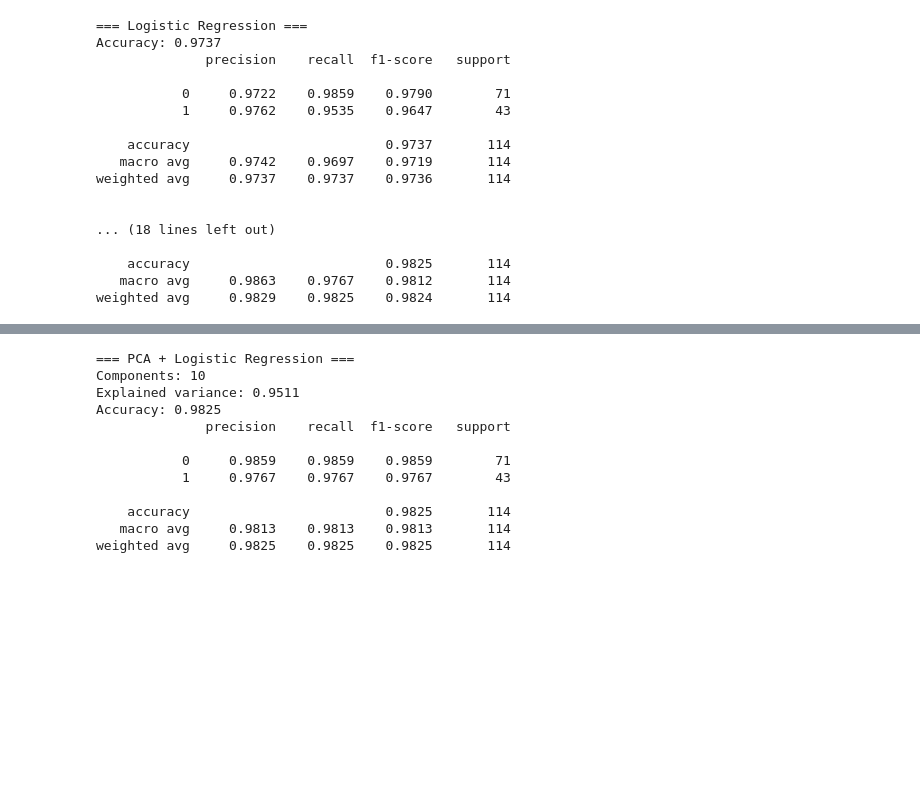
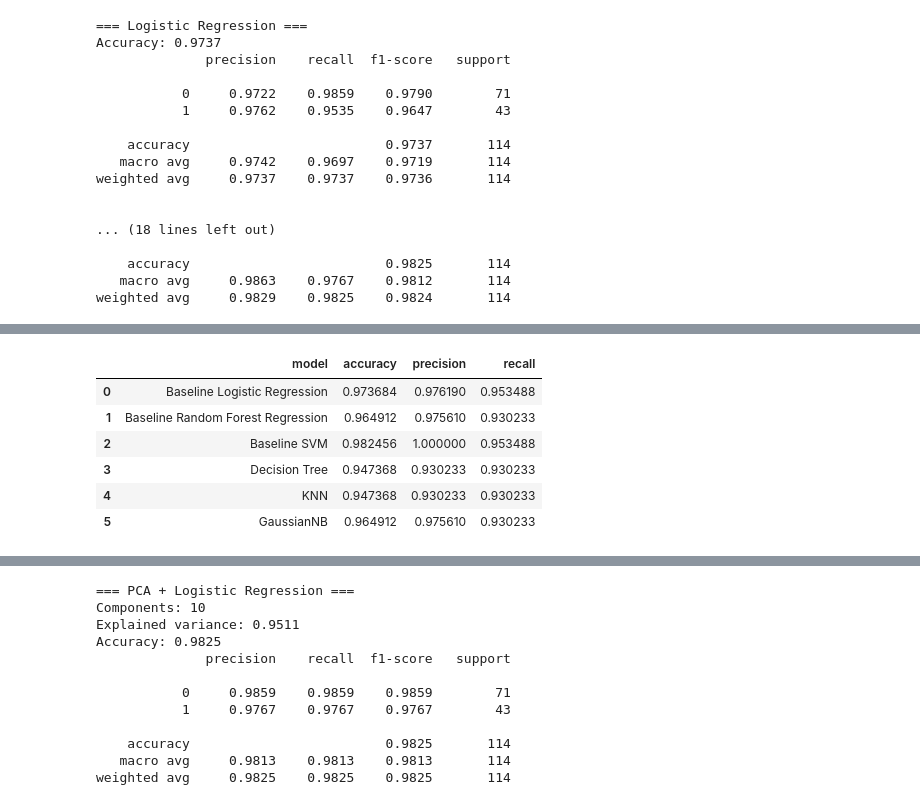
Before and after one commit to vasiagalan01/breast-cancer-classification-project, a Jupyter notebook: model-development/breast_cancer.ipynb, the cells around one changed output, grey strips where cells are left out. Drawn from its saved outputs; the diff is of its cells as text; code cells hidden in the pictures; blank space fills up the shorter version.

```diff
--- a/model-development/breast_cancer.ipynb
+++ b/model-development/breast_cancer.ipynb
@@ -244,0 +301,11 @@ weighted avg     0.9829    0.9825    0.9824       114
+# %%
+results_df = pd.DataFrame(results)
+results_df
+# %% [output]
+|  | model | accuracy | precision | recall |
+| 0 | Baseline Logistic Regression | 0.973684 | 0.976190 | 0.953488 |
+| 1 | Baseline Random Forest Regression | 0.964912 | 0.975610 | 0.930233 |
+| 2 | Baseline SVM | 0.982456 | 1.000000 | 0.953488 |
+| 3 | Decision Tree | 0.947368 | 0.930233 | 0.930233 |
+| 4 | KNN | 0.947368 | 0.930233 | 0.930233 |
+| 5 | GaussianNB | 0.964912 | 0.975610 | 0.930233 |
```
Also changed, not shown: parts of 25 cells of this notebook, 2 other files.
